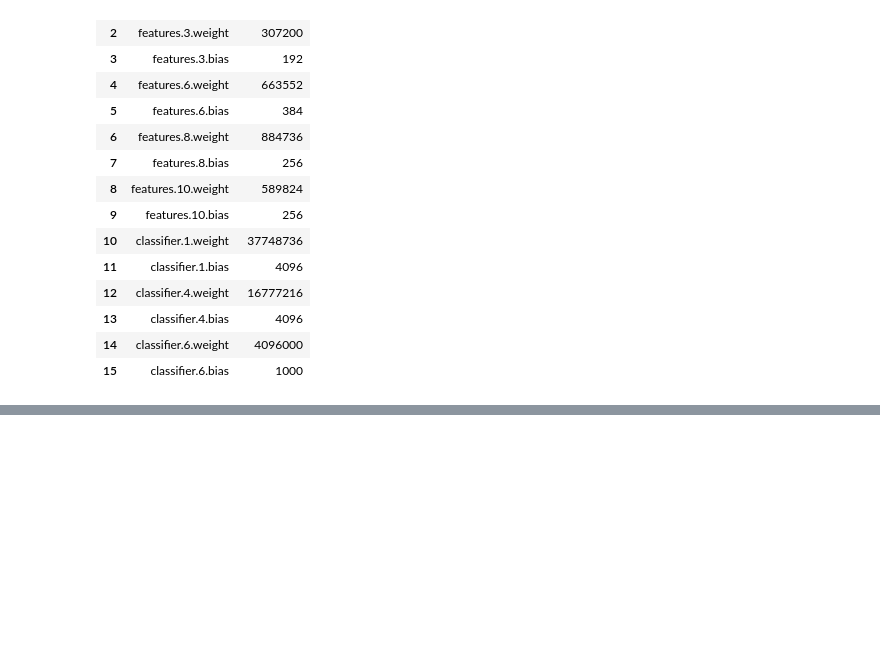
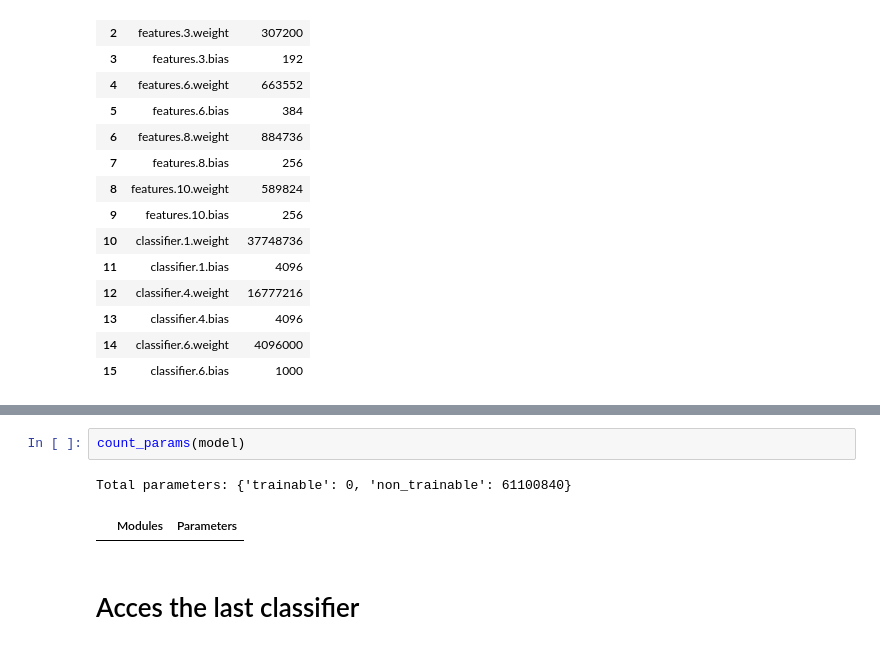
Before and after one commit to ds-fau-ck/PyTorch_Tutorial, a Jupyter notebook: Transfer_Learning/Transferlearning_with_PyTorch.ipynb, the cells around one changed output, grey strips where cells are left out. Saved outputs shown, nothing was run; the diff lists cells and outputs as text; blank space fills up the shorter version.

```diff
--- a/Transfer_Learning/Transferlearning_with_PyTorch.ipynb
+++ b/Transfer_Learning/Transferlearning_with_PyTorch.ipynb
@@ -235,0 +263,7 @@ Total parameters: {'trainable': 61100840, 'non_trainable': 0}
+# %%
+count_params(model)
+# %% [output]
+Total parameters: {'trainable': 0, 'non_trainable': 61100840}
+|  | Modules | Parameters |
+# %% [markdown]
+# Acces the last classifier
```
Also changed, not shown: parts of 12 cells of this notebook.
